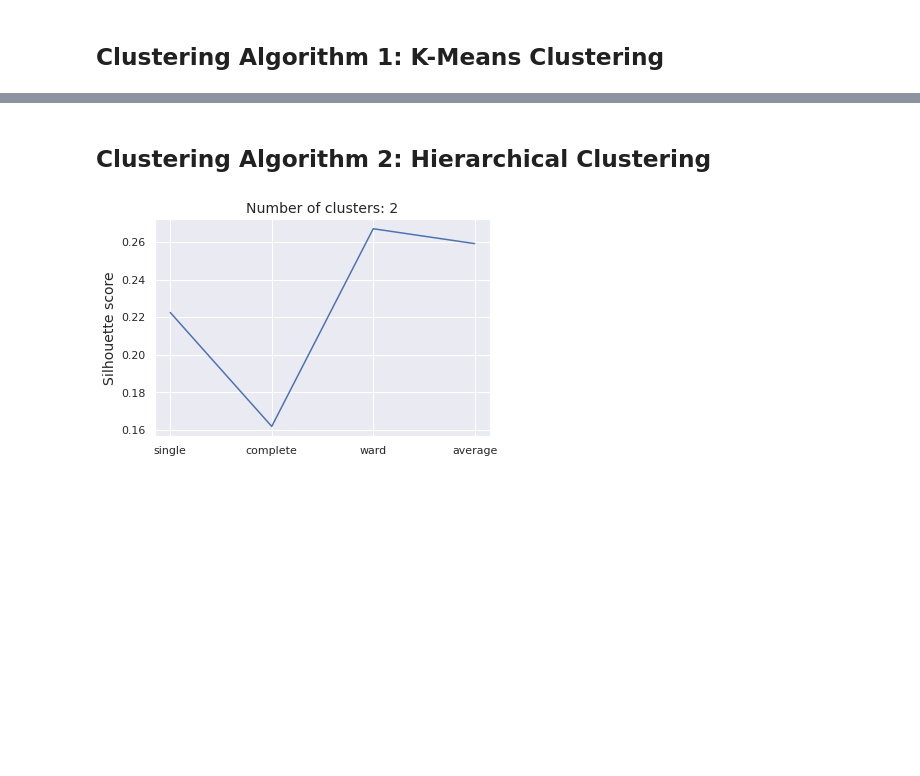
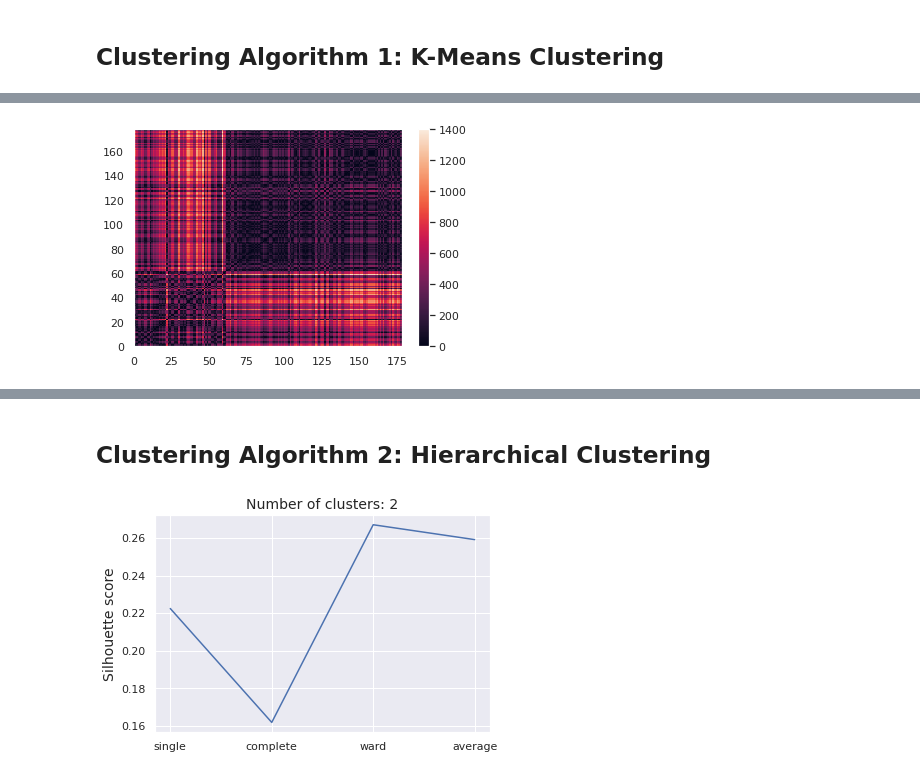
Before and after one commit to wanxing2/Wine-Clustering, a Jupyter notebook: Stat430_Final_Project_Wine.ipynb, the cells around one changed output, grey strips where cells are left out. Saved outputs shown, nothing was run; the diff lists cells and outputs as text; code cells hidden in the pictures; blank space fills up the shorter version.

```diff
--- a/Stat430_Final_Project_Wine.ipynb
+++ b/Stat430_Final_Project_Wine.ipynb
@@ -422,0 +462,4 @@ for n in (2,3,4,5,6):
+# %%
+df_sort=df.sort_values(by=['predicted_cluster_kmeans'])
+df_sort=df_sort.drop(['Wine Class','predicted_cluster_kmeans'], axis=1)
+df_sort.head()
@@ -422,0 +473,11 @@ for n in (2,3,4,5,6):
+# %%
+#Create a distance matrix
+dist_mat = squareform(pdist(df_sort))
+N = len(df_sort)
+plt.pcolormesh(dist_mat)
+plt.colorbar()
+plt.xlim([0,N])
+plt.ylim([0,N])
+plt.show()
+# %% [output]
+[figure, added]
```
Also changed, not shown: parts of 120 cells of this notebook.
